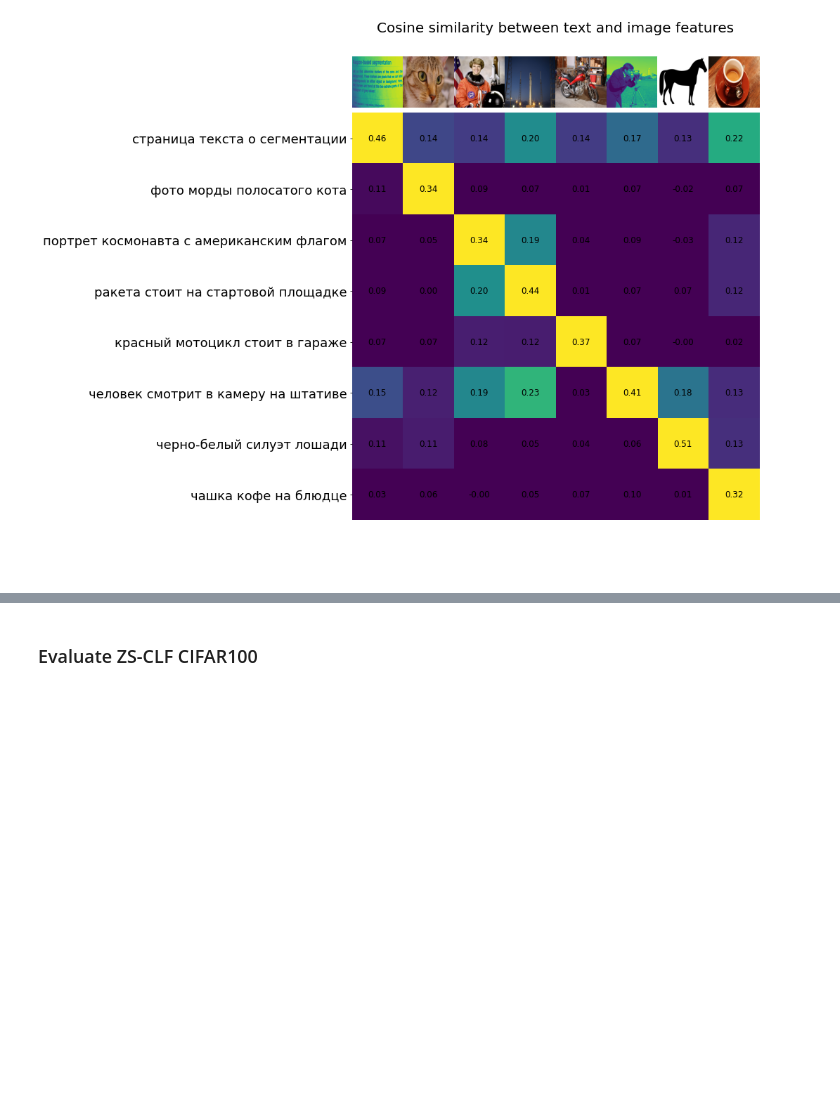
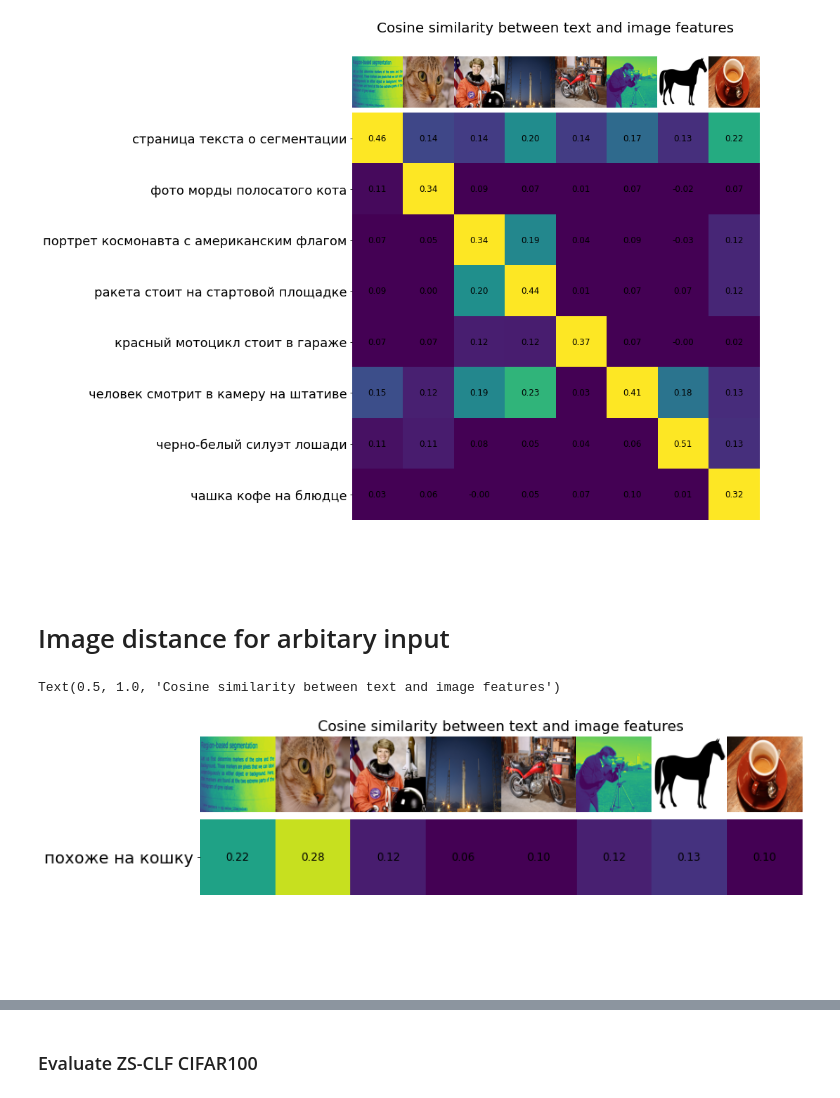
Before and after one commit to comptech-winter-school/image-finder, a Jupyter notebook: colabs/comptech_ruclip_usage.ipynb, the cells around one changed output, grey strips where cells are left out. Drawn from its saved outputs; the diff is of its cells as text; code cells hidden in the pictures; blank space fills up the shorter version.

Commit message:
Added a cos_similarity function
Added a function for calculation cosine similarity between set of images and user input text

```diff
--- a/colabs/comptech_ruclip_usage.ipynb
+++ b/colabs/comptech_ruclip_usage.ipynb
@@ -133,3 +140,62 @@ plt.title('Cosine similarity between text and image features', size=20)
 # %% [output]
 Text(0.5, 1.0, 'Cosine similarity between text and image features')
 [figure]
+# %% [markdown]
+# Image distance for arbitary input
+# %%
+clip, processor = ruclip.load('ruclip-vit-base-patch32-384', device=device)
+# %%
+input_text = 'похоже на кошку'
+
+descriptions = {
+    'page.png': 'страница текста о сегментации',
+    'chelsea.png': 'фото морды полосатого кота',
+    'astronaut.png': 'портрет космонавта с американским флагом',
+    'rocket.jpg': 'ракета стоит на стартовой площадке',
+    'motorcycle_right.png': 'красный мотоцикл стоит в гараже',
+    'camera.png': 'человек смотрит в камеру на штативе',
+    'horse.png': 'черно-белый силуэт лошади',
+    'coffee.png': 'чашка кофе на блюдце'
+}
+
+templates = ['{}', 'это {}']
+predictor = ruclip.Predictor(clip, processor, device, bs=8, templates=templates)
+
+classes = [input_text]
+pil_images = [Image.open(f'{skimage.data_dir}/{image_name}') for image_name in descriptions]
+
+with torch.no_grad():
+    text_latents = predictor.get_text_latents(classes)
+    image_latents = predictor.get_image_latents(pil_images)
+    logits_per_text = torch.matmul(text_latents, image_latents.t())
+    logits_per_image = logits_per_text.t()
+
+# text_latents.shape, image_latents.shape, logits_per_text.shape, logits_per_image.shape
+
+count = len(classes)
+
+similarity = logits_per_image.cpu().numpy()
+
+plt.figure(figsize=(12, 8))
+plt.imshow(similarity.T, vmin=0.1, vmax=0.3)
+plt.yticks(range(count), classes, fontsize=18)
+plt.xticks([])
+
+
+
+for i, pil_img in enumerate(pil_images):
+    plt.imshow(pil_img, extent=(i - 0.5, i + 0.5, -1.6, -0.6), origin='lower')
+
+for x in range(similarity.shape[1]):
+    for y in range(similarity.shape[0]):
+        plt.text(y, x, f'{similarity[y, x]:.2f}', ha='center', va='center', size=12)
+
+for side in ['left', 'top', 'right', 'bottom']:
+    plt.gca().spines[side].set_visible(False)
+
+plt.xlim(left=-0.5, right=7.5)
+plt.ylim(bottom=1.6, top=-1.6)
+plt.title('Cosine similarity between text and image features', size=16)
+# %% [output]
+Text(0.5, 1.0, 'Cosine similarity between text and image features')
+[figure, added]
```
Also changed, not shown: parts of 8 cells of this notebook.
